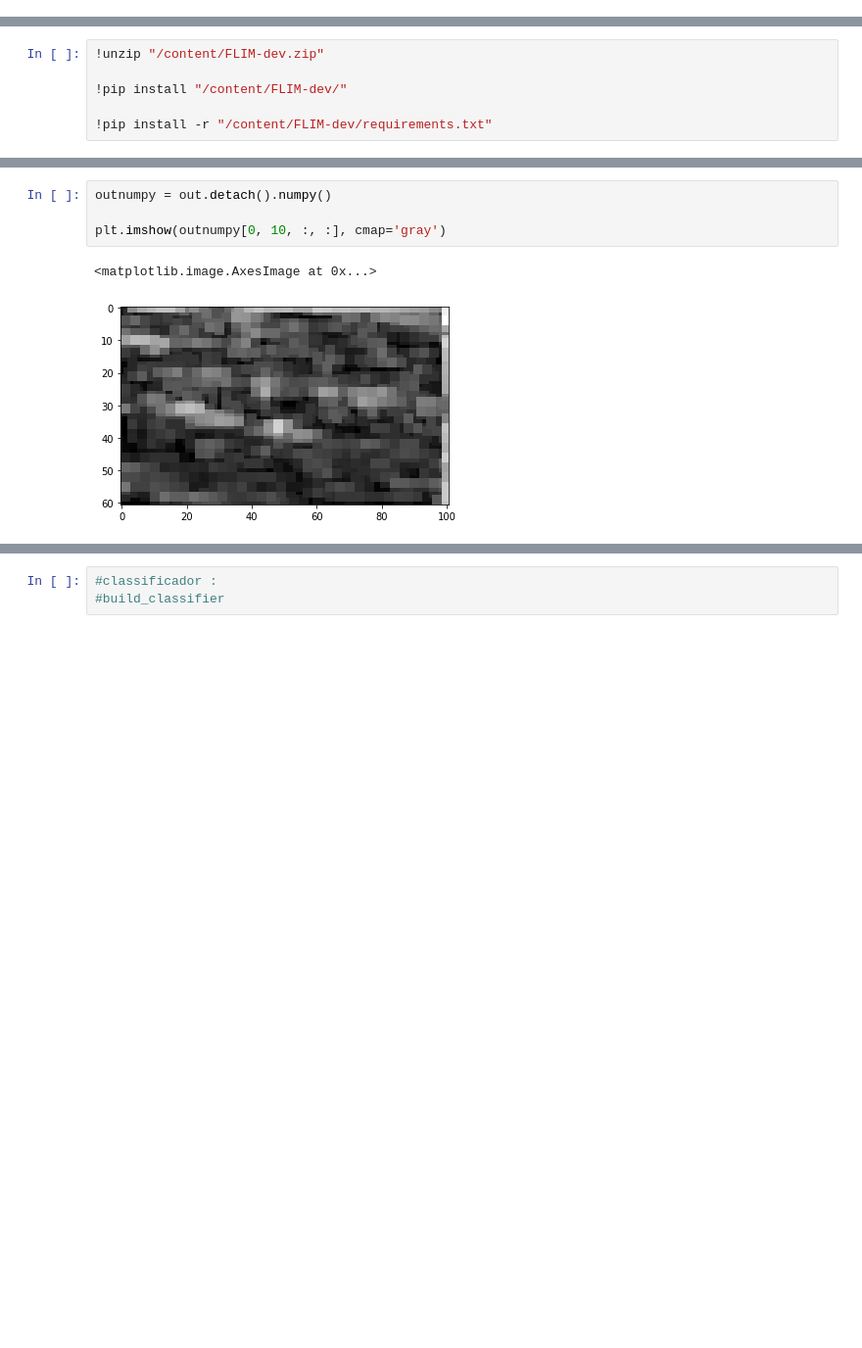
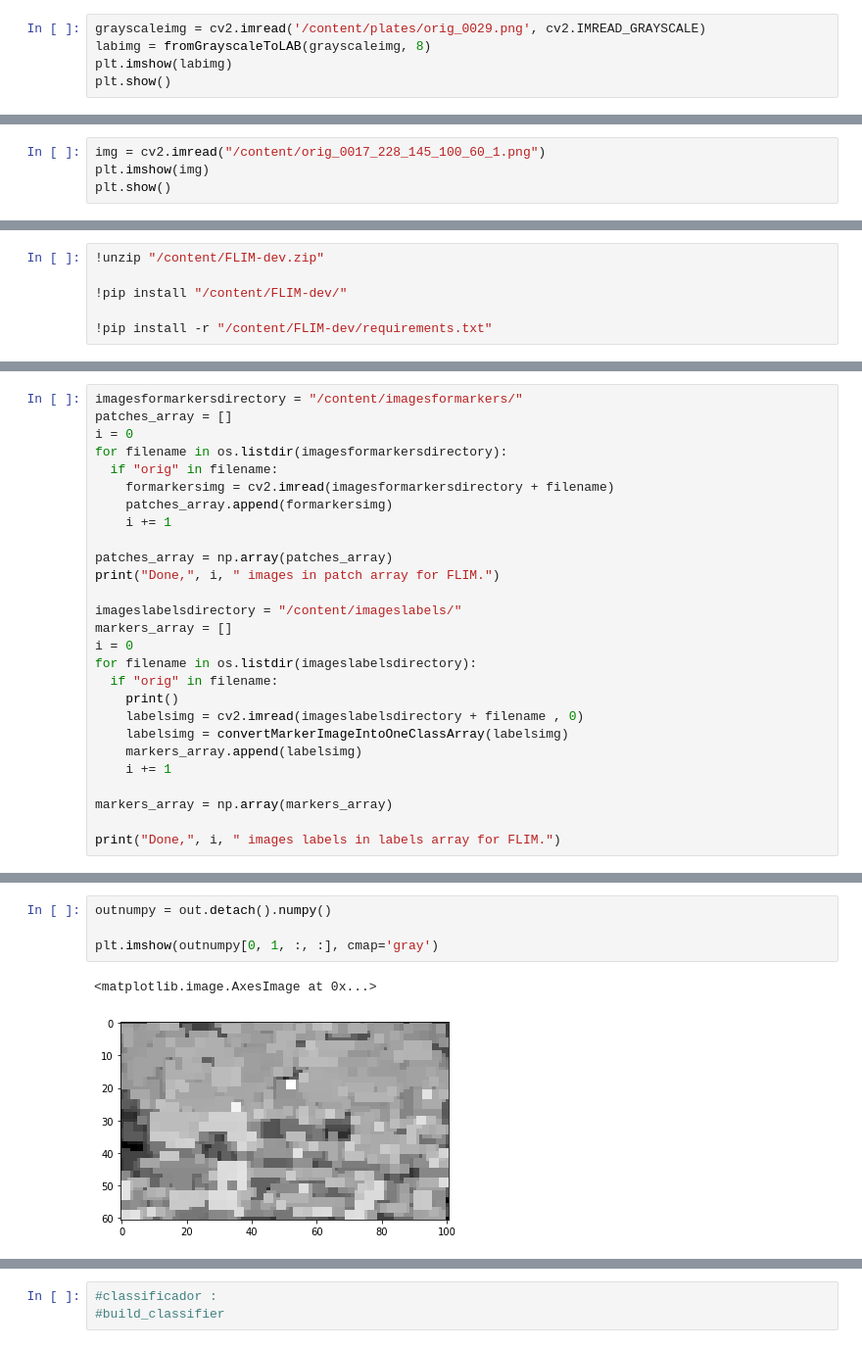
Before and after one commit to aissahm/image_analysis, a Jupyter notebook: task3.ipynb, the cells around one changed output, grey strips where cells are left out. Shown at 98% size. Cells and saved outputs as stored; diff of their text form; blank space fills up the shorter version.

```diff
--- a/task3.ipynb
+++ b/task3.ipynb
@@ -210,0 +168,5 @@ def fromGrayscaleToLAB(image, bits):
+# %%
+grayscaleimg = cv2.imread('/content/plates/orig_0029.png', cv2.IMREAD_GRAYSCALE)
+labimg = fromGrayscaleToLAB(grayscaleimg, 8)
+plt.imshow(labimg)
+plt.show()
@@ -619,0 +601,4 @@ time: 4.22 ms (started: 2021-01-09 21:42:48 +00:00)
+# %%
+img = cv2.imread("/content/orig_0017_228_145_100_60_1.png")
+plt.imshow(img)
+plt.show()
@@ -645,0 +694,27 @@ time: 3.39 s (started: 2021-01-09 19:27:34 +00:00)
+# %%
+imagesformarkersdirectory = "/content/imagesformarkers/"
+patches_array = []
+i = 0
+for filename in os.listdir(imagesformarkersdirectory):
+  if "orig" in filename:
+    formarkersimg = cv2.imread(imagesformarkersdirectory + filename)
+    patches_array.append(formarkersimg)
+    i += 1
+
+patches_array = np.array(patches_array)
+print("Done,", i, " images in patch array for FLIM.")
+
+imageslabelsdirectory = "/content/imageslabels/"
+markers_array = []
+i = 0
+for filename in os.listdir(imageslabelsdirectory):
+  if "orig" in filename:
+    print()
+    labelsimg = cv2.imread(imageslabelsdirectory + filename , 0)
+    labelsimg = convertMarkerImageIntoOneClassArray(labelsimg)
+    markers_array.append(labelsimg)
+    i += 1
+
+markers_array = np.array(markers_array)
+
+print("Done,", i, " images labels in labels array for FLIM.")
@@ -714,7 +795,7 @@ time: 15.3 ms (started: 2021-01-09 22:43:12 +00:00)
 # %%
 outnumpy = out.detach().numpy()
 
-plt.imshow(outnumpy[0, 10, :, :], cmap='gray')
+plt.imshow(outnumpy[0, 1, :, :], cmap='gray')
 # %% [output]
 <matplotlib.image.AxesImage at 0x...>
-[figure, old version]
+[figure, new version]
```
Also changed, not shown: parts of 35 cells of this notebook.
